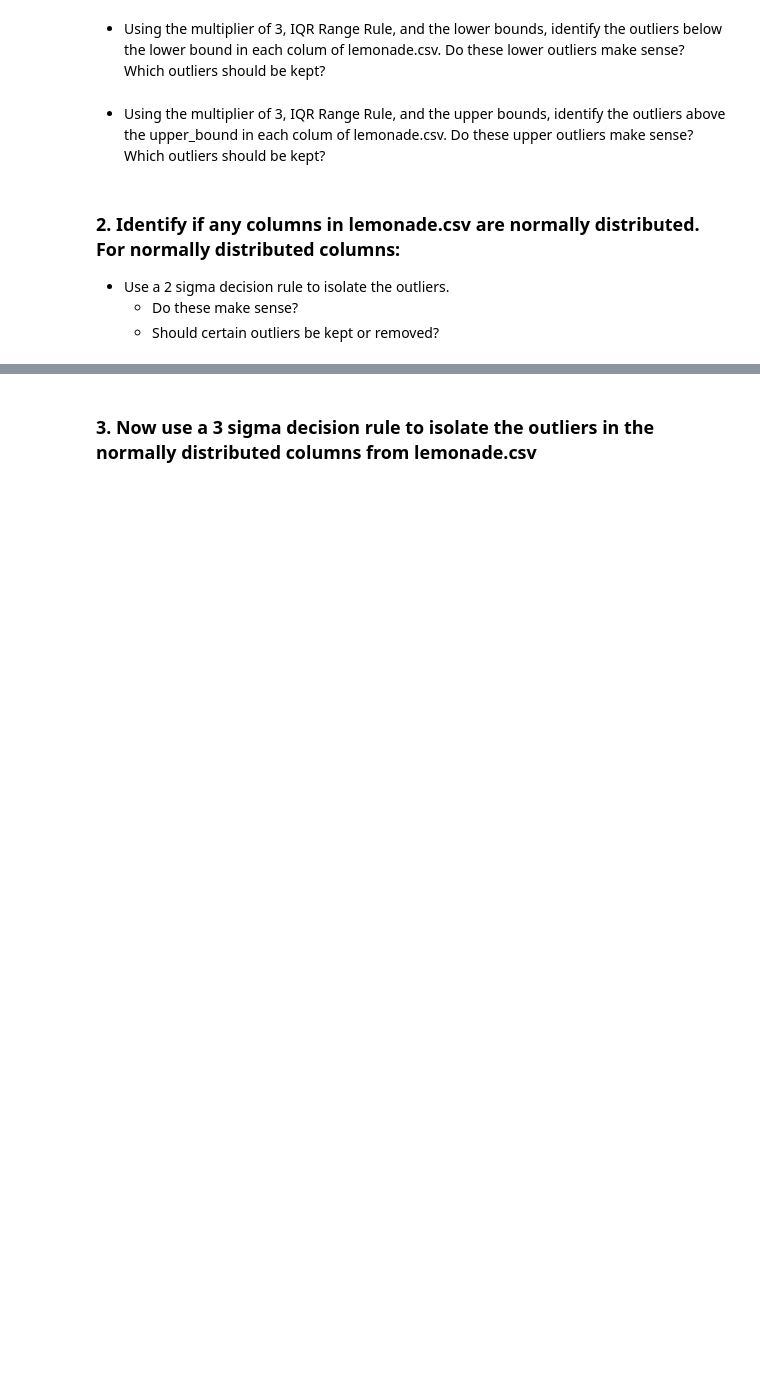
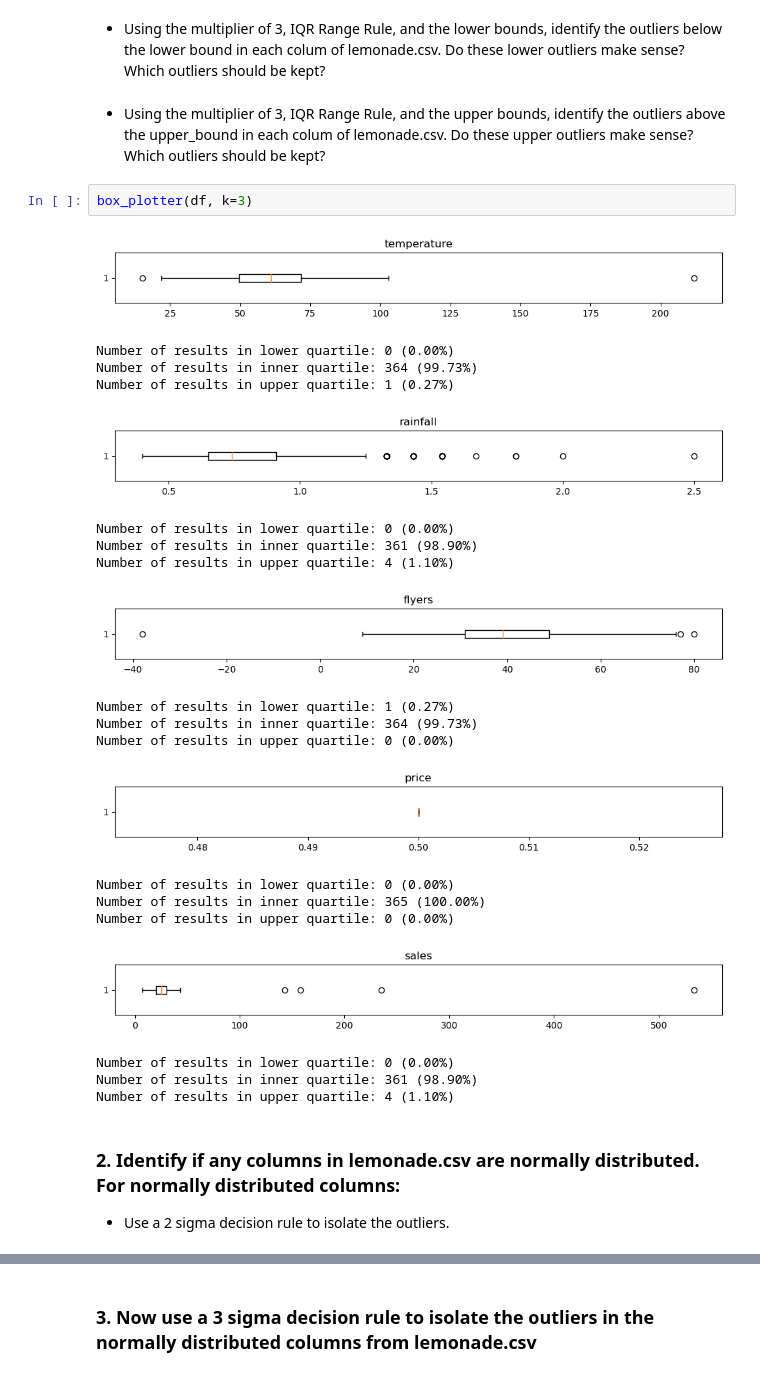
Before and after one commit to Joshua-Click/anomaly-detection-exercises, a Jupyter notebook: continuous_probabilistic_methods.ipynb, the cells around one changed output, grey strips where cells are left out. Cells and saved outputs as stored; diff of their text form; blank space fills up the shorter version.

```diff
--- a/continuous_probabilistic_methods.ipynb
+++ b/continuous_probabilistic_methods.ipynb
@@ -89,8 +156,29 @@ memory usage: 20.1+ KB
 * Using the multiplier of 3, IQR Range Rule, and the lower bounds, identify the outliers below the lower bound in each colum of lemonade.csv. Do these lower outliers make sense? Which outliers should be kept?
 # %% [markdown]
 * Using the multiplier of 3, IQR Range Rule, and the upper bounds, identify the outliers above the upper_bound in each colum of lemonade.csv. Do these upper outliers make sense? Which outliers should be kept?
+# %%
+box_plotter(df, k=3)
+# %% [output]
+[figure, added]
+Number of results in lower quartile: 0 (0.00%)
+Number of results in inner quartile: 364 (99.73%)
+Number of results in upper quartile: 1 (0.27%)
+[figure, added]
+Number of results in lower quartile: 0 (0.00%)
+Number of results in inner quartile: 361 (98.90%)
+Number of results in upper quartile: 4 (1.10%)
+[figure, added]
+Number of results in lower quartile: 1 (0.27%)
+Number of results in inner quartile: 364 (99.73%)
+Number of results in upper quartile: 0 (0.00%)
+[figure, added]
+Number of results in lower quartile: 0 (0.00%)
+Number of results in inner quartile: 365 (100.00%)
+Number of results in upper quartile: 0 (0.00%)
+[figure, added]
+Number of results in lower quartile: 0 (0.00%)
+Number of results in inner quartile: 361 (98.90%)
+Number of results in upper quartile: 4 (1.10%)
 # %% [markdown]
 ### 2. Identify if any columns in lemonade.csv are normally distributed. For normally distributed columns:
 * Use a 2 sigma decision rule to isolate the outliers.
-    * Do these make sense?
-    * Should certain outliers be kept or removed?
```
Also changed, not shown: parts of 13 cells of this notebook.
